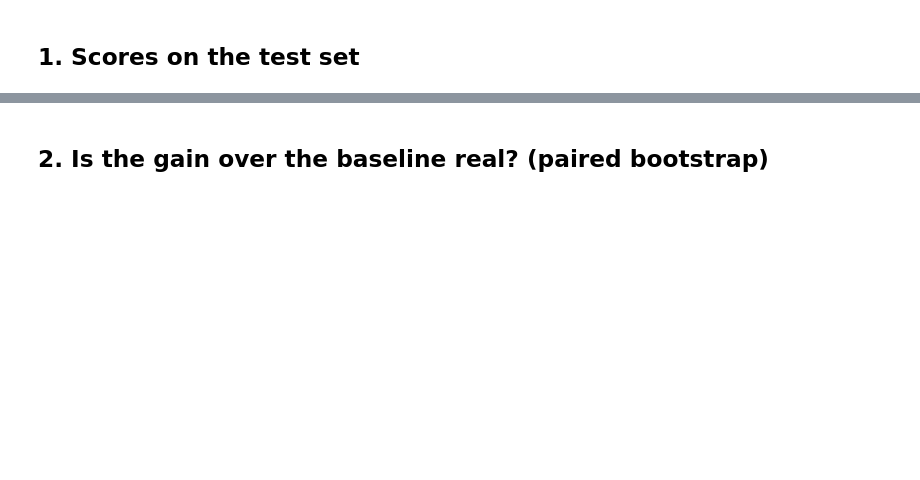
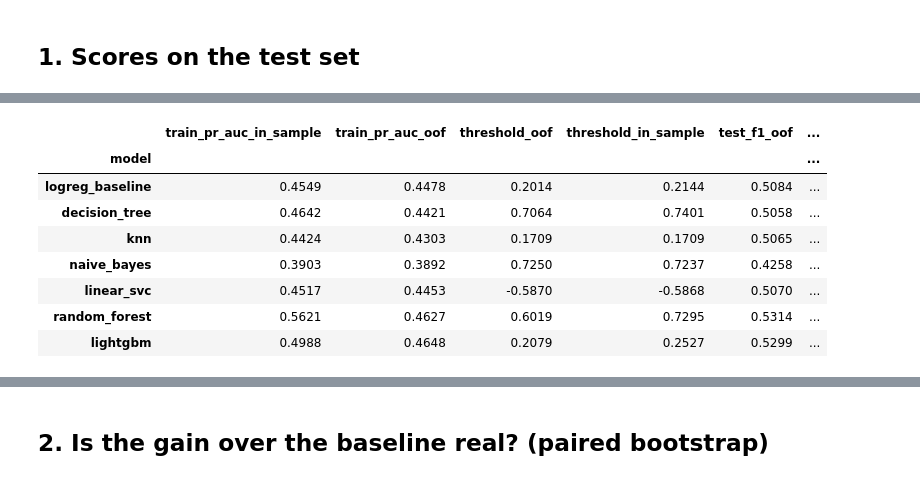
Before and after one commit to AntoninEsilv/MachineLearning, a Jupyter notebook: notebooks/04_model_comparison.ipynb, the cells around one changed output, grey strips where cells are left out. Cells and saved outputs as stored; diff of their text form; code cells hidden in the pictures; blank space fills up the shorter version.

```diff
--- a/notebooks/04_model_comparison.ipynb
+++ b/notebooks/04_model_comparison.ipynb
@@ -80,0 +95,24 @@ test_table
+# %%
+rows = []
+for n, t_oof in thresholds.items():
+    s_in = score(fitted[n], X_train)
+    t_in = best_f1_threshold(y_train, s_in)
+    rows.append({"model": n,
+                 "train_pr_auc_in_sample": average_precision_score(y_train, s_in),
+                 "train_pr_auc_oof": average_precision_score(y_train, oofs[n]),
+                 "threshold_oof": t_oof, "threshold_in_sample": t_in,
+                 "test_f1_oof": threshold_metrics(y_test, scores[n], t_oof)["f1"],
+                 "test_f1_in_sample": threshold_metrics(y_test, scores[n], t_in)["f1"]})
+thr_table = pd.DataFrame(rows).set_index("model")
+thr_table.to_csv(RESULTS / "threshold_oof_vs_in_sample.csv")
+thr_table
+# %% [output]
+|  | train_pr_auc_in_sample | train_pr_auc_oof | threshold_oof | threshold_in_sample | test_f1_oof | ... |
+| model |  |  |  |  |  | ... |
+| logreg_baseline | 0.4549 | 0.4478 | 0.2014 | 0.2144 | 0.5084 | ... |
+| decision_tree | 0.4642 | 0.4421 | 0.7064 | 0.7401 | 0.5058 | ... |
+| knn | 0.4424 | 0.4303 | 0.1709 | 0.1709 | 0.5065 | ... |
+| naive_bayes | 0.3903 | 0.3892 | 0.7250 | 0.7237 | 0.4258 | ... |
+| linear_svc | 0.4517 | 0.4453 | -0.5870 | -0.5868 | 0.5070 | ... |
+| random_forest | 0.5621 | 0.4627 | 0.6019 | 0.7295 | 0.5314 | ... |
+| lightgbm | 0.4988 | 0.4648 | 0.2079 | 0.2527 | 0.5299 | ... |
```
Also changed, not shown: parts of 12 cells of this notebook, 10 other files.
